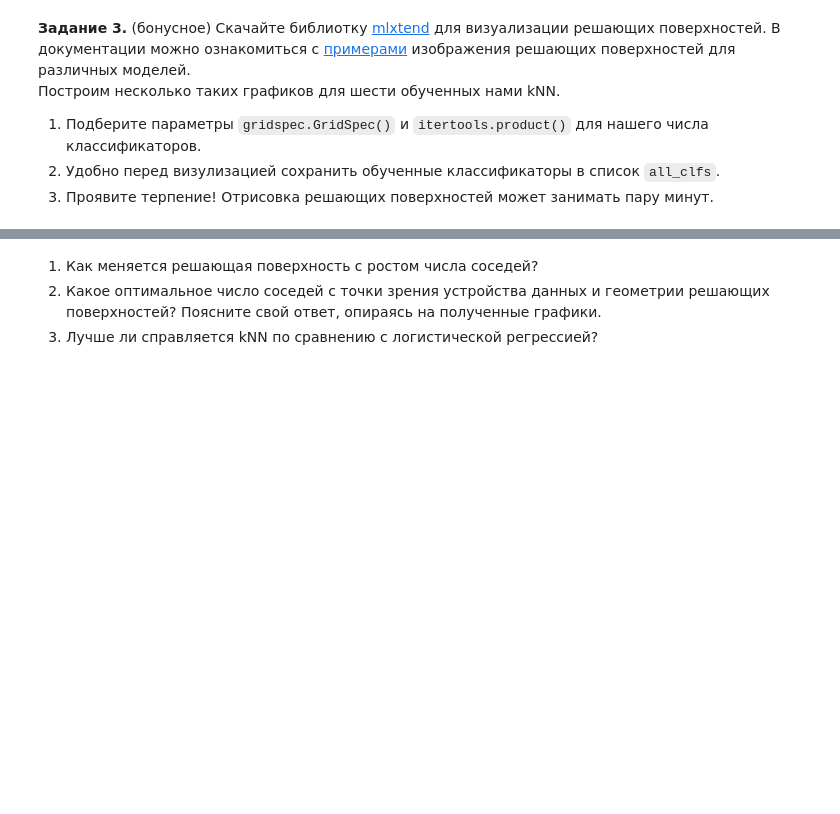
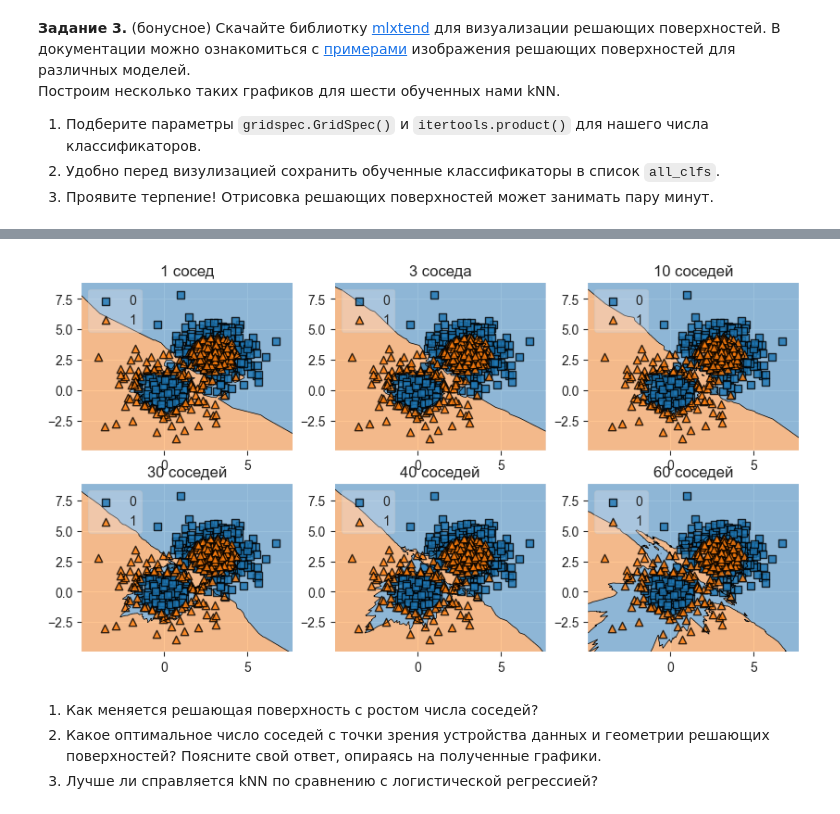
Before and after one commit to Dmitrysw/ML, a Jupyter notebook: lesson_16/HW16.ipynb, the cells around one changed output, grey strips where cells are left out. Drawn from its saved outputs; the diff is of its cells as text; code cells hidden in the pictures; blank space fills up the shorter version.

```diff
--- a/lesson_16/HW16.ipynb
+++ b/lesson_16/HW16.ipynb
@@ -109,3 +123,21 @@ import itertools
+# %%
+gs = gridspec.GridSpec(3, 3)
+
+fig = plt.figure(figsize=(10,8))
+
+labels = ['1 сосед', '3 соседа', '10 соседей', '30 соседей', "40 соседей", "60 соседей"]
+for model, lab, grd in zip(classifier,
+                         labels,
+                         itertools.product([0, 1, 2], repeat=2)):
+
+    model.fit(X, y)
+    ax = plt.subplot(gs[grd[0], grd[1]])
+    fig = plot_decision_regions(X=np.array(X), y=np.array(Y, dtype = "int"), clf=model, legend=2)
+    plt.title(lab)
+
+plt.show()
+# %% [output]
+[figure, added]
 # %% [markdown]
 1. Как меняется решающая поверхность с ростом числа соседей?
 2. Какое оптимальное число соседей с точки зрения устройства данных и геометрии решающих поверхностей? Поясните свой ответ, опираясь на полученные графики.
```
Also changed, not shown: parts of 16 cells of this notebook.
